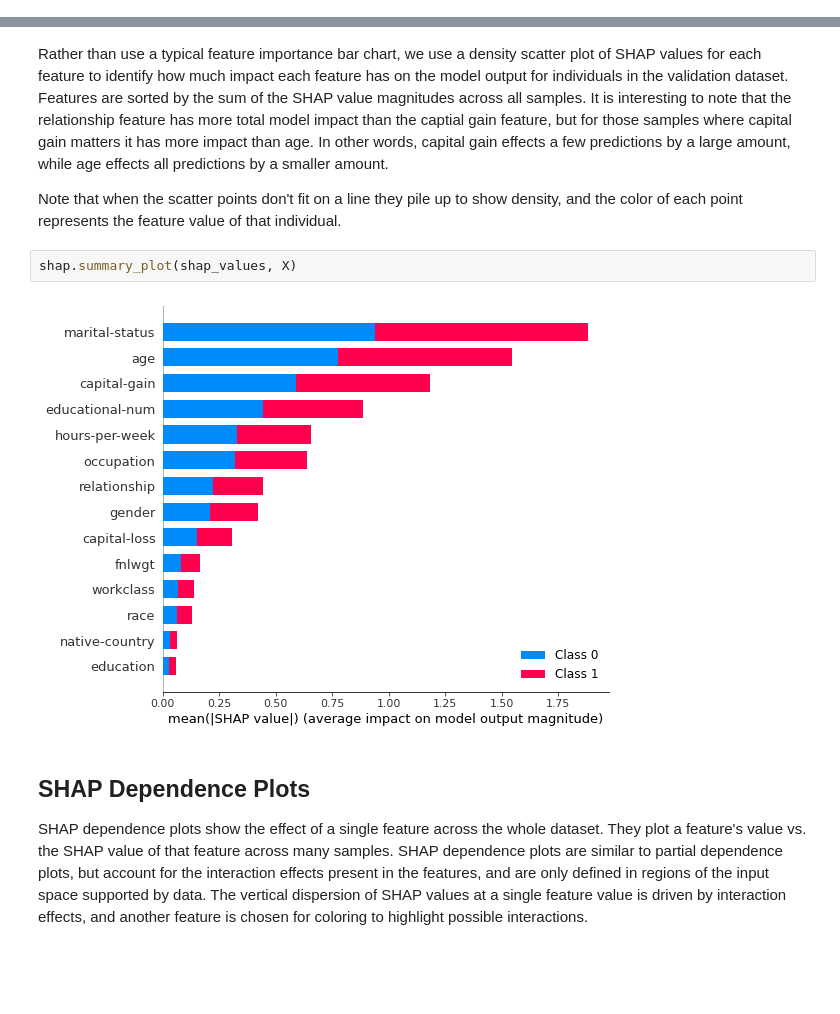
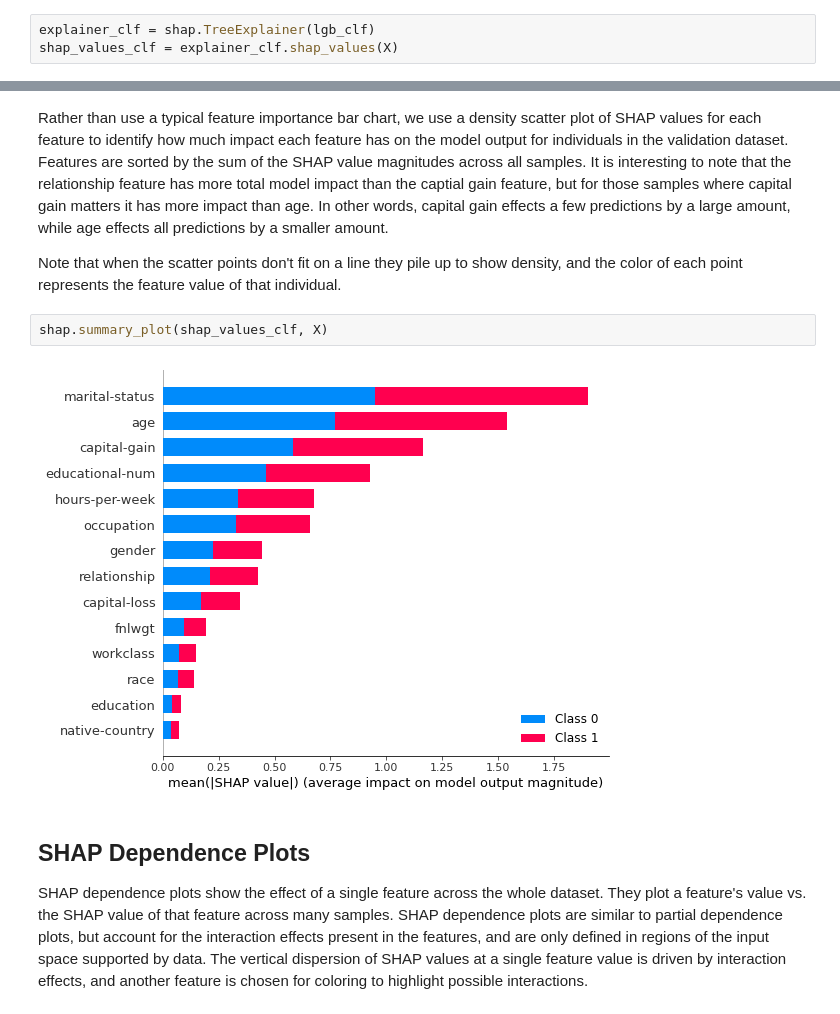
Before and after one commit to mahdiislam79/Adult_income_prediction, a Jupyter notebook: Adult_income_prediction.ipynb, the cells around one changed output, grey strips where cells are left out. Saved outputs shown, nothing was run; the diff lists cells and outputs as text; blank space fills up the shorter version.

```diff
--- a/Adult_income_prediction.ipynb
+++ b/Adult_income_prediction.ipynb
@@ -396,2 +408,5 @@ shap_values = explainer.shap_values(X)
 # %% [output]
 LightGBM binary classifier with TreeExplainer shap values output has changed to a list of ndarray
+# %%
+explainer_clf = shap.TreeExplainer(lgb_clf)
+shap_values_clf = explainer_clf.shap_values(X)
@@ -446,9 +463,9 @@ Rather than use a typical feature importance bar chart, we use a density scatter
 
 Note that when the scatter points don't fit on a line they pile up to show density, and the color of each point represents the feature value of that individual.
 # %%
-shap.summary_plot(shap_values, X)
+shap.summary_plot(shap_values_clf, X)
 # %% [output]
-[figure, old version]
+[figure, new version]
 # %% [markdown]
 ## SHAP Dependence Plots
 
```
Also changed, not shown: parts of 18 cells of this notebook.
